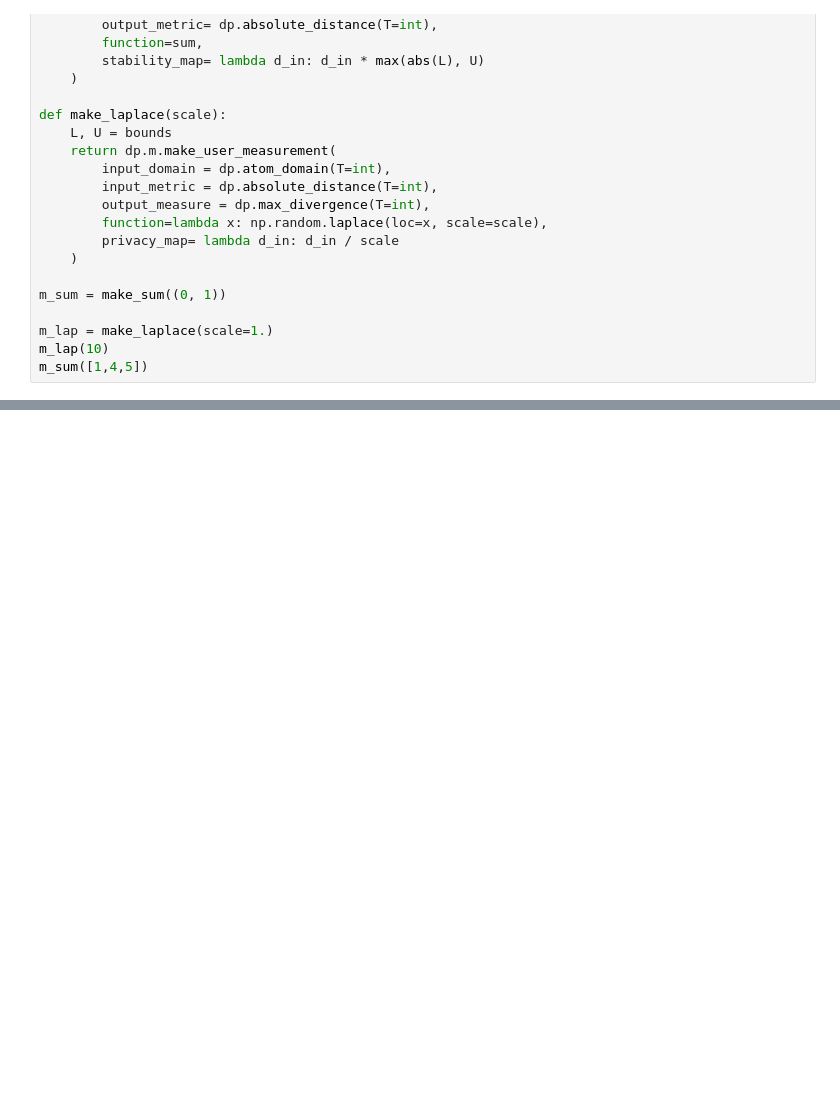
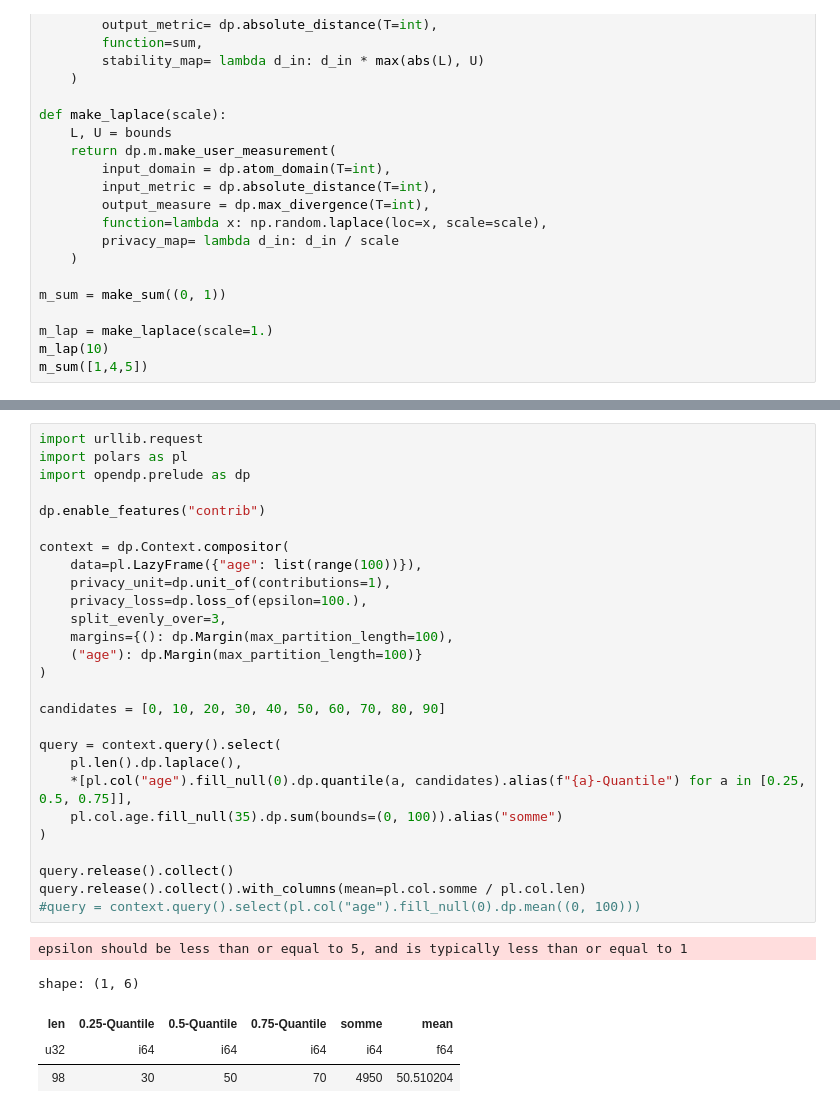
Before and after one commit to InseeFrLab/diff-privacy, a Jupyter notebook: opendp_guidelines.ipynb, the cells around one changed output, grey strips where cells are left out. Drawn from its saved outputs; the diff is of its cells as text; blank space fills up the shorter version.

```diff
--- a/opendp_guidelines.ipynb
+++ b/opendp_guidelines.ipynb
@@ -950,0 +1018,33 @@ m_sum([1,4,5])
+# %%
+import urllib.request
+import polars as pl
+import opendp.prelude as dp
+
+dp.enable_features("contrib")
+
+context = dp.Context.compositor(
+    data=pl.LazyFrame({"age": list(range(100))}),
+    privacy_unit=dp.unit_of(contributions=1),
+    privacy_loss=dp.loss_of(epsilon=100.),
+    split_evenly_over=3,
+    margins={(): dp.Margin(max_partition_length=100),
+    ("age"): dp.Margin(max_partition_length=100)}
+)
+
+candidates = [0, 10, 20, 30, 40, 50, 60, 70, 80, 90]
+
+query = context.query().select(
+    pl.len().dp.laplace(),
+    *[pl.col("age").fill_null(0).dp.quantile(a, candidates).alias(f"{a}-Quantile") for a in [0.25, 0.5, 0.75]],
+    pl.col.age.fill_null(35).dp.sum(bounds=(0, 100)).alias("somme")
+)
+
+query.release().collect()
+query.release().collect().with_columns(mean=pl.col.somme / pl.col.len)
+#query = context.query().select(pl.col("age").fill_null(0).dp.mean((0, 100)))
+# %% [output]
+epsilon should be less than or equal to 5, and is typically less than or equal to 1
+shape: (1, 6)
+| len | 0.25-Quantile | 0.5-Quantile | 0.75-Quantile | somme | mean |
+| u32 | i64 | i64 | i64 | i64 | f64 |
+| 98 | 30 | 50 | 70 | 4950 | 50.510204 |
```
Also changed, not shown: parts of 4 cells of this notebook, 2 other files.
